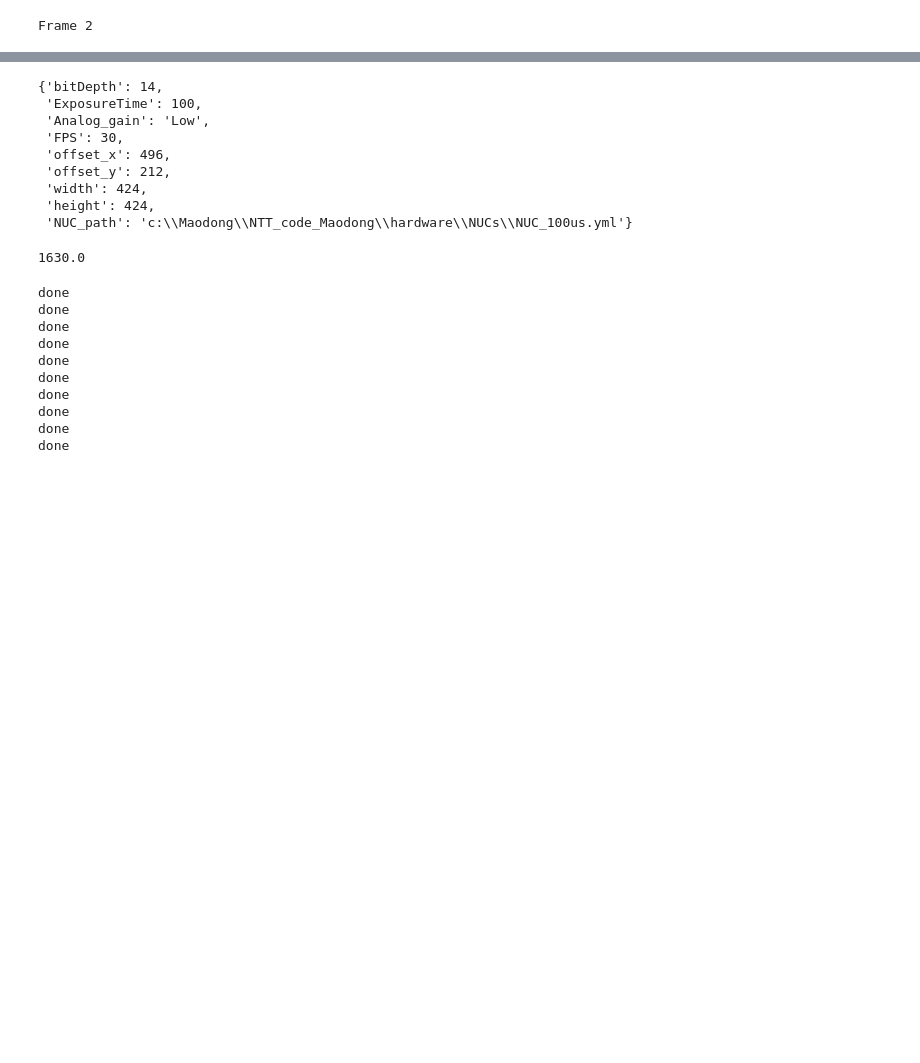
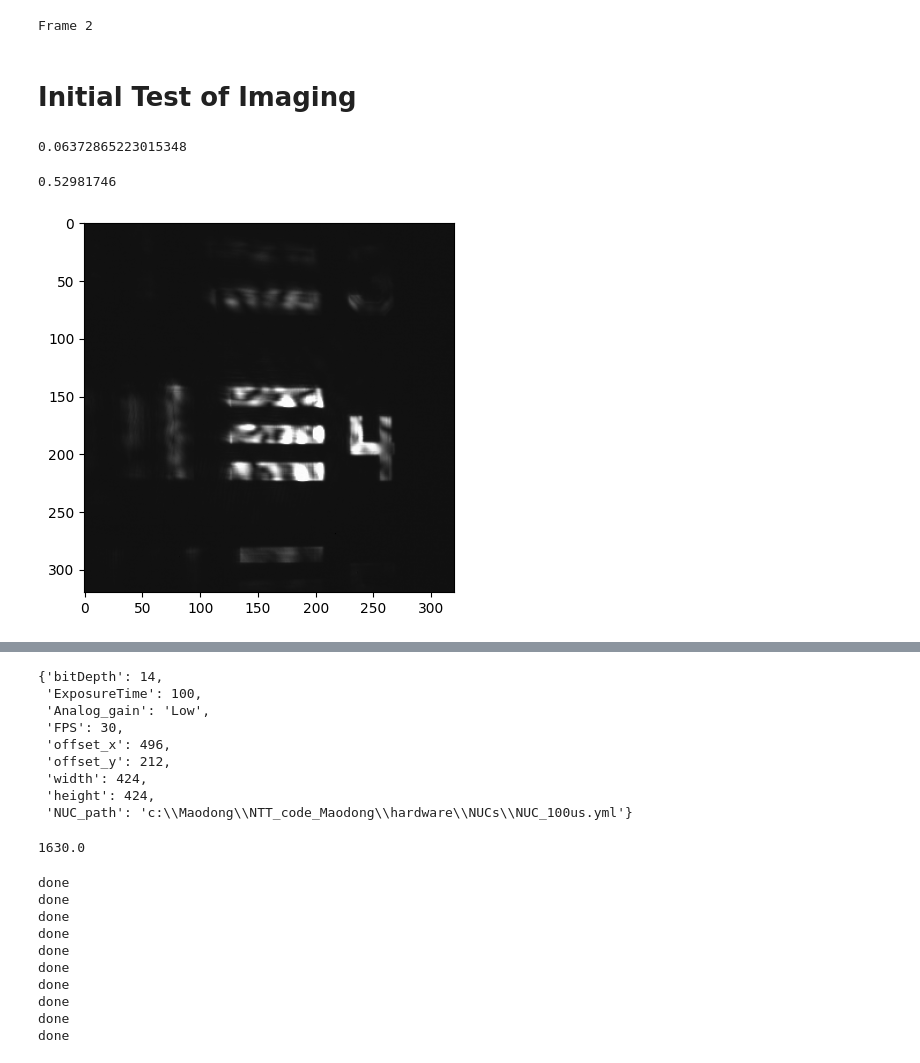
Before and after one commit to MaodongGao/NTT_code_Maodong, a Jupyter notebook: notebooks/check_speckle_pattern.ipynb, the cells around one changed output, grey strips where cells are left out. Cells and saved outputs as stored; diff of their text form; code cells hidden in the pictures; blank space fills up the shorter version.

```diff
--- a/notebooks/check_speckle_pattern.ipynb
+++ b/notebooks/check_speckle_pattern.ipynb
@@ -79,3 +101,5 @@ result = sc.scan_wl_pattern(wl_start, wl_end, step_MHz=step_MHz, filename = file
 sc.info('Data collection finished, saved to %s' % filename)
 # %% [output]
 Frame 2
+# %% [markdown]
+# Initial Test of Imaging
@@ -81,0 +110,11 @@ Frame 2
+# %%
+osc.get_avg_voltage(1)
+# %% [output]
+0.06372865223015348
+# %%
+tt = sc.collect_wl_pattern(1628.)
+plt.imshow(tt, cmap='gray')
+print(np.max(tt))
+# %% [output]
+0.52981746
+[figure, added]
```
Also changed, not shown: parts of 26 cells of this notebook, 5 other files.
